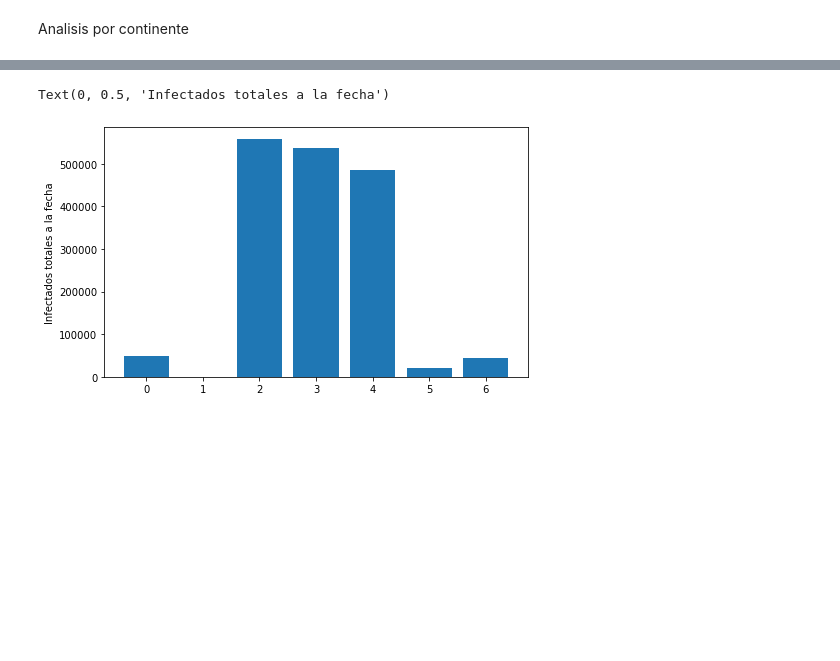
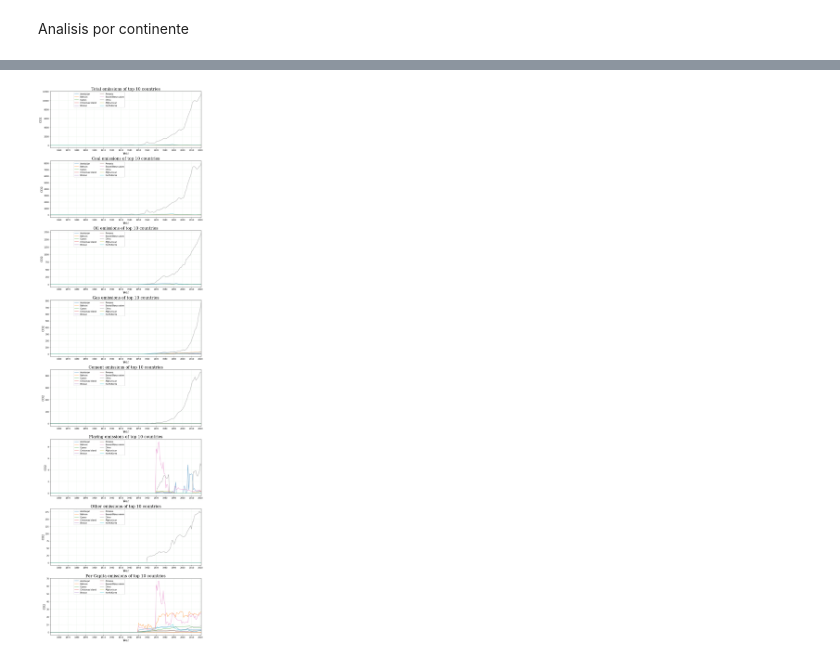
Before and after one commit to mcsebe/Emissions-by-Country, a Jupyter notebook: emissions-by-country.ipynb, the cells around one changed output, grey strips where cells are left out. Saved outputs shown, nothing was run; the diff lists cells and outputs as text; code cells hidden in the pictures; blank space fills up the shorter version.

```diff
--- a/emissions-by-country.ipynb
+++ b/emissions-by-country.ipynb
@@ -318,5 +351,5 @@ Analisis por continente
 # %%
-continent = [12, 8]
+continent = []
 for i in list(dataset["ISO 3166-1 alpha-3"].values):
     if i == "KSV":
         continent.append("EU")
@@ -331,5 +364,16 @@ for i in list(dataset["ISO 3166-1 alpha-3"].values):
 # %%
 dataset["Continent"] = continent
 # %%
-list(dataset['Continent'].unique())
+fig, ax = plt.subplots(figsize=(12, 8), tight_layout=True, facecolor='w')
+for i in list(dataset['Continent'].unique()):
+    ax.plot(list(dataset['Year'].unique()), dataset[dataset["Continent"] == i].groupby('Year').sum()['Total'],
+            alpha=0.75, label=i)
+ax.set_title('Total emissions of top 10 countries on 2021', fontsize=20, fontname='serif')
+ax.set_ylabel('CO2', fontsize=14, fontname='serif')
+ax.set_xlabel('Year', fontsize=14, fontname='serif')
+ax.set_xlim(1850, 2021)
+ax.set_xticks(range(1860, 2022,10))
+ax.grid(color="g", which="major", axis='both', linestyle=':', linewidth=0.25)
+ax.legend(loc=1, ncol=5, bbox_to_anchor=(0.7, 1));
+plt.show()
 # %% [output]
@@ -337,12 +385,26 @@ list(dataset['Continent'].unique())
 # %%
-As =
-Eu
-Af
-Na
-An
-Sa
-Oc
+As = dataset[dataset["Continent"] == "AS"]
+As10 = [i for _,i in sorted(zip(Af,list(As['Country'].unique())), reverse=True)][:10]
+Eu = dataset[dataset["Continent"] == "EU"]
+Eu10 = [i for _,i in sorted(zip(Eu,list(Eu['Country'].unique())), reverse=True)][:10]
+Af = dataset[dataset["Continent"] == "AF"]
+Af10 = [i for _,i in sorted(zip(Af,list(Af["Country"].unique())), reverse=True)][:10]
+Na = dataset[dataset["Continent"] == "NA"]
+An = dataset[dataset["Continent"] == "AN"]
+Sa = dataset[dataset["Continent"] == "SA"]
+Oc = dataset[dataset["Continent"] == "OC"]
 # %%
+fig, ax = plt.subplots(8, 1,figsize=(12, 40), tight_layout=True, facecolor='w')
+for j, k in enumerate(CO2_columns):
+    for i in As10:
+        ax[j].plot(As[As['Country'] == i]['Year'], As[As['Country'] == i][k], alpha=0.75, label=i)
+    ax[j].set_title('{} emissions of top 10 countries'.format(k), fontsize=20, fontname='serif')
+    ax[j].set_ylabel('CO2', fontsize=14, fontname='serif')
+    ax[j].set_xlabel('Year', fontsize=14, fontname='serif')
+    ax[j].set_xlim(1850, 2021)
+    ax[j].set_xticks(range(1860, 2022,10))
+    ax[j].grid(color="g", which="major", axis='both', linestyle=':', linewidth=0.25)
+    ax[j].legend(loc=1, ncol=2, bbox_to_anchor=(0.5, 1));
+plt.show()
 # %% [output]
-Text(0, 0.5, 'Infectados totales a la fecha')
-[figure, old version]
+[figure, new version]
```
Also changed, not shown: parts of 16 cells of this notebook.
